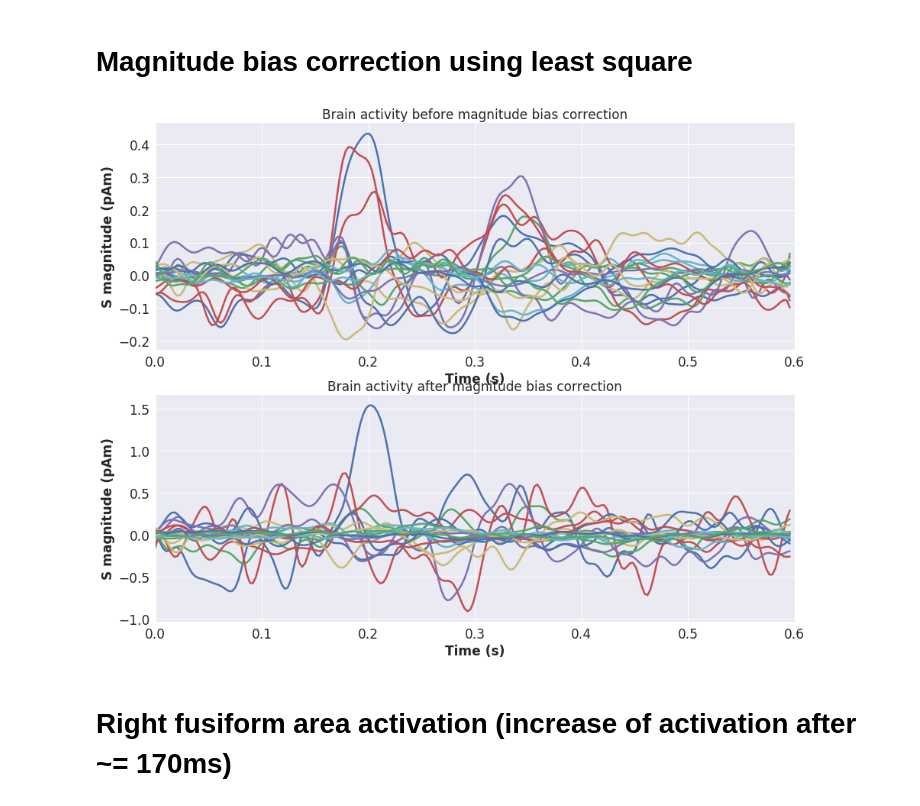
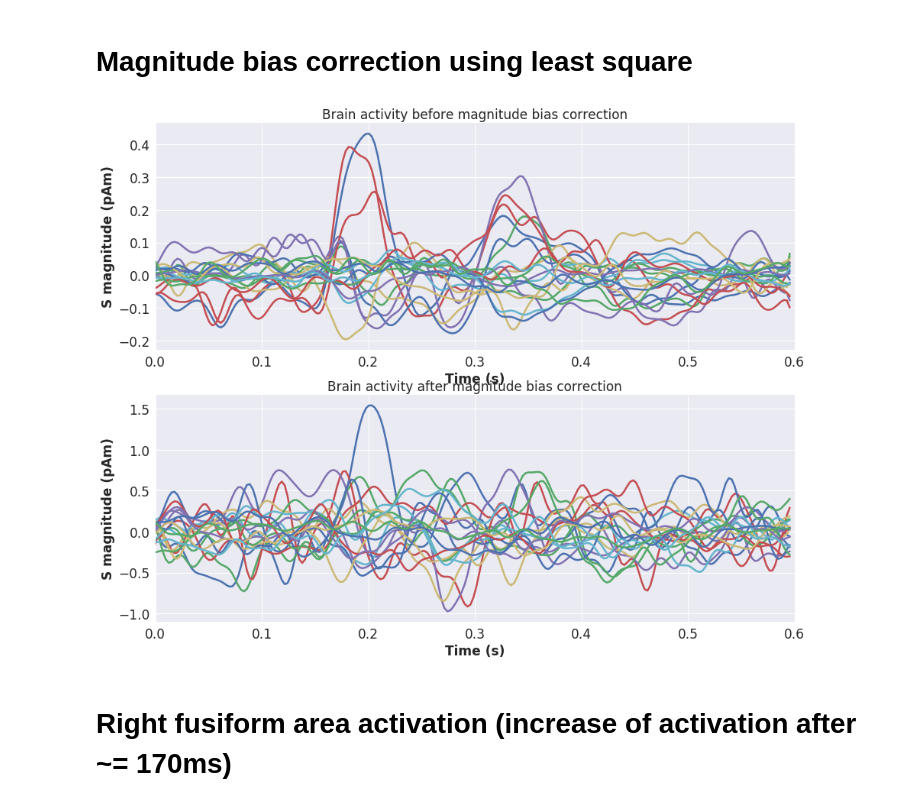
Before and after one commit to BBELAOUCHA/iSDR_p, a Jupyter notebook: examples/example_real_data.ipynb, the cells around one changed output. Saved outputs shown, nothing was run; the diff lists cells and outputs as text; code cells hidden in the pictures.

```diff
--- a/examples/example_real_data.ipynb
+++ b/examples/example_real_data.ipynb
@@ -139,33 +139,28 @@ plt.show()
 # %% [markdown]
 # Magnitude bias correction using least square
 # %%
-w = Result['Weights']
-W = np.diag(w)
-W = np.linalg.inv(W)
-Gz = np.dot(G_ac, W)
-X = np.dot(Gz, MVAR)
+X = np.dot(G_ac, MVAR)
 G_d = Construct_G_big(X, Sx, M[:, :], p)
 Wx = (M.T).reshape(-1)
 S_es = sp.sparse.linalg.lsmr(G_d, Wx, atol=1e-25, btol=1e-25)
 S_es = S_es[0]
 S_es = np.reshape(S_es, np.shape(Sx), order = 'F')
+plt.figure(figsize=(15,12))
+plt.subplot(211)
+plt.plot(samples[:-1], S[p:, :]*1e12)
+plt.xlim([0, 0.6])
+plt.ylabel("S magnitude (pAm)")
+plt.xlabel("Time (s)")
+plt.title("Brain activity before magnitude bias correction")
+plt.subplot(212)
+plt.plot(samples[:-1], S_es[:, p:].T*1e12)
+plt.xlim([0, 0.6])
+plt.ylabel("S magnitude (pAm)")
+plt.xlabel("Time (s)")
+plt.title("Brain activity after magnitude bias correction")
+plt.show()
+# %% [output]
+[figure, added]
-# %%
-plt.figure(figsize=(15,12))
-plt.subplot(211)
-plt.plot(samples[:-1], S[p:, :]*1e12)
-plt.xlim([0, 0.6])
-plt.ylabel("S magnitude (pAm)")
-plt.xlabel("Time (s)")
-plt.title("Brain activity before magnitude bias correction")
-plt.subplot(212)
-plt.plot(samples[:-1], S_es[:, p:].T*1e12)
-plt.xlim([0, 0.6])
-plt.ylabel("S magnitude (pAm)")
-plt.xlabel("Time (s)")
-plt.title("Brain activity after magnitude bias correction")
-plt.show()
-# %% [output]
-[figure, removed]
 # %% [markdown]
 # Right fusiform area activation (increase of activation after ~= 170ms)
 # %%
```
Also changed, not shown: parts of 1 cell of this notebook.
